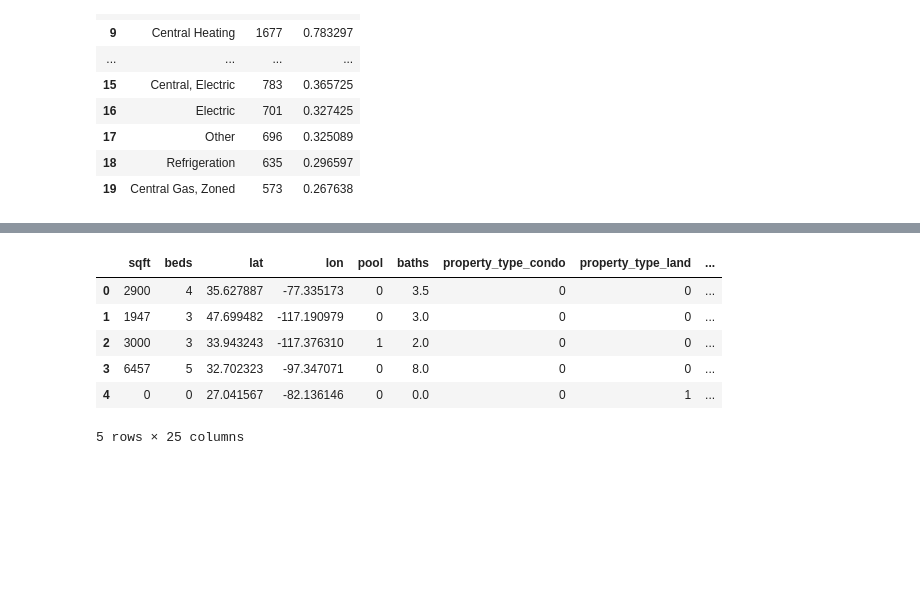
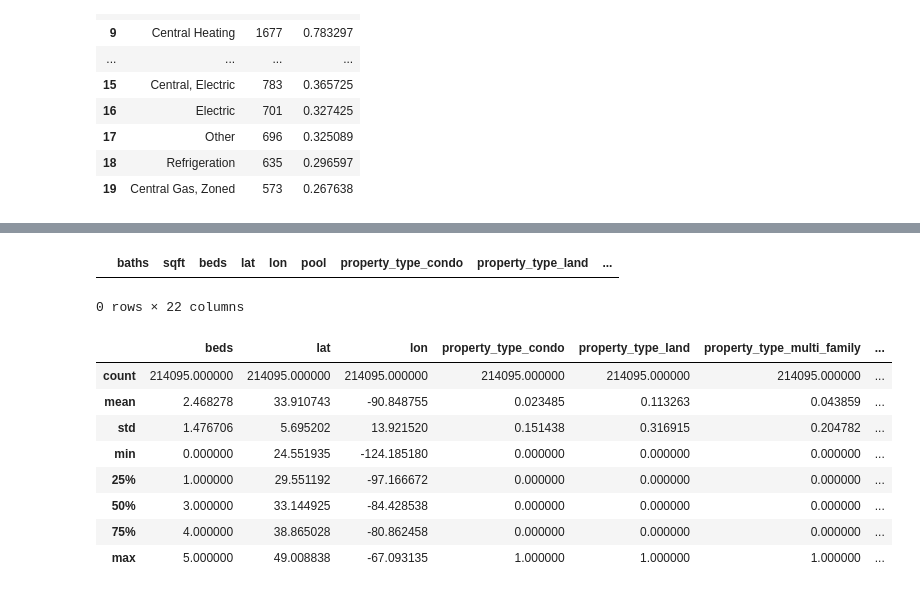
Before and after one commit to nik-gorby/diplom, a Jupyter notebook: diplom.ipynb, the cells around one changed output, grey strips where cells are left out. Cells and saved outputs as stored; diff of their text form; code cells hidden in the pictures; blank space fills up the shorter version.

```diff
--- a/diplom.ipynb
+++ b/diplom.ipynb
@@ -604,7 +788,7 @@ df = df.rename(columns={
 # %% [markdown]
 Обработаем колонку beds
 # %%
-df['beds'] = df['beds'].fillna(0)
+df['beds'] = df['beds'].fillna(-1)
 df['beds'] = df['beds'].astype(str)
 df['beds'] = df['beds'].apply(lambda x: x if contains_digits(x) else '0')
 df['beds'] = df['beds'].str.replace(r'[^0-9.]+', '', regex=True)
@@ -612,6 +796,8 @@ df['beds'] = pd.to_numeric(df['beds'], errors='coerce')
 df['beds'] = df['beds'].fillna(0)
 df['beds'] = df['beds'].astype(int)
 df['beds'] = np.where(df['beds'] > 5, 0, df['beds'])
+
+df.loc[df['baths'] == -1, 'baths'] = np.nan
 # %% [markdown]
 Обработаем колонку homefacts
 # %%
@@ -641,16 +827,20 @@ df['schools_deserialized'] = df['schools'].apply(safe_json_loads)
 df['schools_deserialized'] = df['schools_deserialized'].map(lambda x: x[0] if x else None)
 
 df['avg_school_rating'] = df['schools_deserialized'].map(get_school_rating)
-df['avg_school_rating'] = df['avg_school_rating'].fillna(0)
+df['avg_school_rating'] = df['avg_school_rating'].fillna(-1)
 
 df['schools_qty'] = df['schools_deserialized'].map(get_schools_qty)
-df['schools_qty'] = df['schools_qty'].fillna(0)
+df['schools_qty'] = df['schools_qty'].fillna(-1)
 df['schools_qty'] = df['schools_qty'].astype(int)
 
 df['avg_school_dist'] = df['schools_deserialized'].map(get_avg_school_dist)
-df['avg_school_dist'] = df['avg_school_dist'].fillna(0)
+df['avg_school_dist'] = df['avg_school_dist'].fillna(-1)
 
 df.drop(['schools', 'schools_deserialized'], axis=1, inplace=True)
+
+df.loc[df['avg_school_rating'] == -1, 'avg_school_rating'] = np.nan
+df.loc[df['schools_qty'] == -1, 'schools_qty'] = np.nan
+df.loc[df['avg_school_dist'] == -1, 'avg_school_dist'] = np.nan
 # %%
 df.to_csv('data/df_cleaned.csv')
 # %%
@@ -712,6 +902,8 @@ df['year_built'] = df['year_built'].apply(lambda x: 0 if ((x == 'None') or (x ==
 
 df['remodeled_year'] = df['remodeled_year'].astype(int)
 df['year_built'] = df['year_built'].astype(int)
+
+df['year_built'] = df['year_built'].apply(lambda x: x if x <=2024 else np.nan)
 # %%
 _df = value_percentage(df=df, column='parking')
 _df.head(20)
@@ -779,7 +971,7 @@ _df.head(20)
 df.drop(['parking', 'heating', 'cooling', 'lot_size'], axis=1, inplace=True)
 # %%
 df['price_per_sqft'] = df['price_per_sqft'].map(convert_target)
-df['price_per_sqft'] = df['price_per_sqft'].fillna(0)
+df['price_per_sqft'] = df['price_per_sqft'].fillna(np.nan)
 df['price_per_sqft'] = df['price_per_sqft'].astype(float)
 # %%
 missing_values_per_column(df)
@@ -811,10 +1003,17 @@ df.to_csv('./data/df_for_ML.csv')
+# %%
+df[df['year_built'] == 559990649990]
+# %% [output]
+|  | baths | sqft | beds | lat | lon | pool | property_type_condo | property_type_land | ... |
+0 rows × 22 columns
 # %%
-df.head()
+df.describe()
 # %% [output]
-|  | sqft | beds | lat | lon | pool | baths | property_type_condo | property_type_land | ... |
-| 0 | 2900 | 4 | 35.627887 | -77.335173 | 0 | 3.5 | 0 | 0 | ... |
-| 1 | 1947 | 3 | 47.699482 | -117.190979 | 0 | 3.0 | 0 | 0 | ... |
-| 2 | 3000 | 3 | 33.943243 | -117.376310 | 1 | 2.0 | 0 | 0 | ... |
-| 3 | 6457 | 5 | 32.702323 | -97.347071 | 0 | 8.0 | 0 | 0 | ... |
-| 4 | 0 | 0 | 27.041567 | -82.136146 | 0 | 0.0 | 0 | 1 | ... |
+|  | beds | lat | lon | property_type_condo | property_type_land | property_type_multi_family | ... |
+| count | 214095.000000 | 214095.000000 | 214095.000000 | 214095.000000 | 214095.000000 | 214095.000000 | ... |
+| mean | 2.468278 | 33.910743 | -90.848755 | 0.023485 | 0.113263 | 0.043859 | ... |
+| std | 1.476706 | 5.695202 | 13.921520 | 0.151438 | 0.316915 | 0.204782 | ... |
+| min | 0.000000 | 24.551935 | -124.185180 | 0.000000 | 0.000000 | 0.000000 | ... |
+| 25% | 1.000000 | 29.551192 | -97.166672 | 0.000000 | 0.000000 | 0.000000 | ... |
+| 50% | 3.000000 | 33.144925 | -84.428538 | 0.000000 | 0.000000 | 0.000000 | ... |
+| 75% | 4.000000 | 38.865028 | -80.862458 | 0.000000 | 0.000000 | 0.000000 | ... |
+| max | 5.000000 | 49.008838 | -67.093135 | 1.000000 | 1.000000 | 1.000000 | ... |
-5 rows × 25 columns
```
Also changed, not shown: parts of 40 cells of this notebook, 4 other files.
